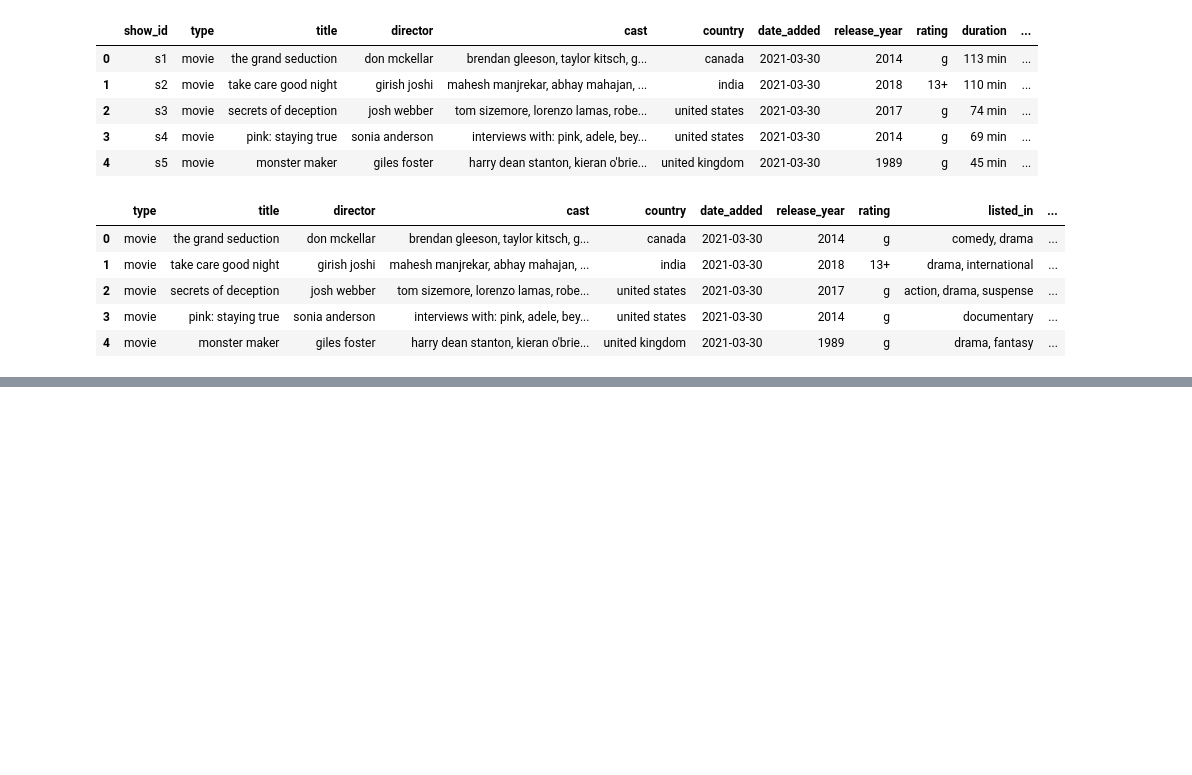
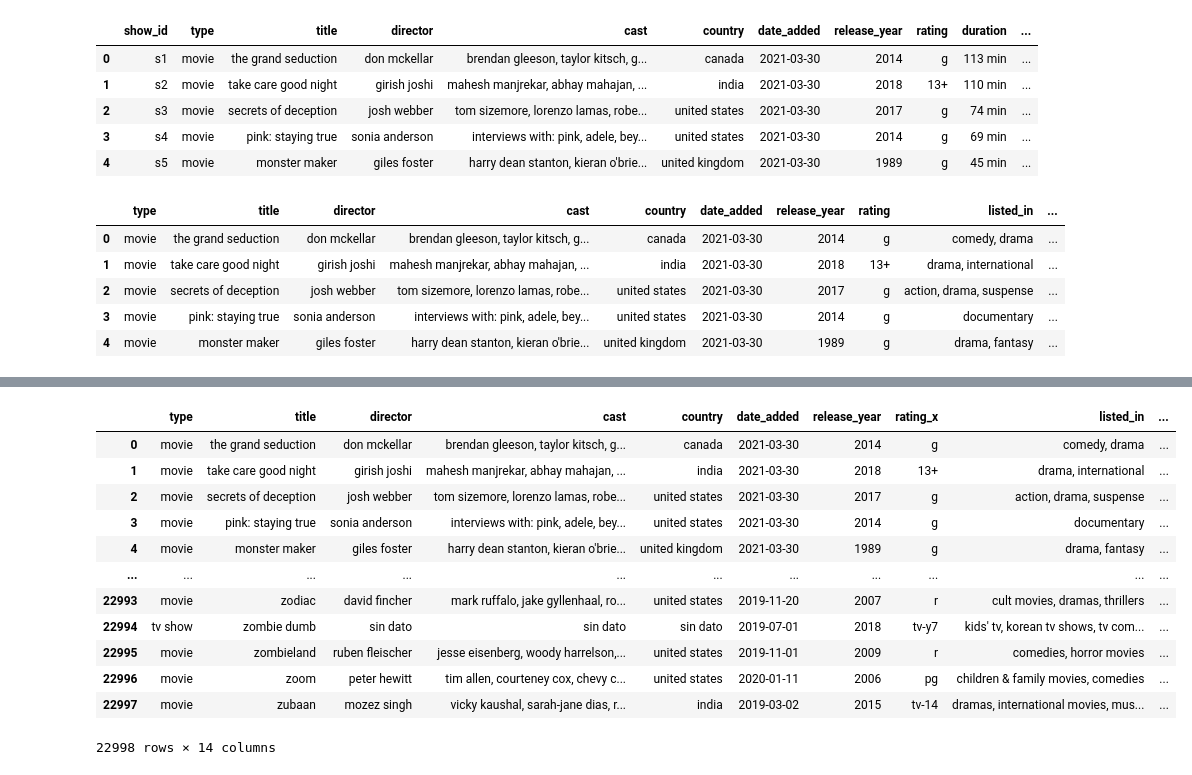
Before and after one commit to Ezemettler/PI1-MLOps, a Jupyter notebook: MLOps.ipynb, the cells around one changed output, grey strips where cells are left out. Saved outputs shown, nothing was run; the diff lists cells and outputs as text; code cells hidden in the pictures; blank space fills up the shorter version.

Commit message:
Datasets limpios y normalizados

```diff
--- a/MLOps.ipynb
+++ b/MLOps.ipynb
@@ -267,0 +252,20 @@ data
+# %%
+# Levantamos cada csv con los rating de las peliculas
+
+rating1 = pd.read_csv('/content/drive/MyDrive/Formación/Henry/PI N°1 - MLOps/ratings/1.csv', sep=',', encoding='latin-1')
+rating2 = pd.read_csv('/content/drive/MyDrive/Formación/Henry/PI N°1 - MLOps/ratings/2.csv', sep=',', encoding='latin-1')
+rating3 = pd.read_csv('/content/drive/MyDrive/Formación/Henry/PI N°1 - MLOps/ratings/3.csv', sep=',', encoding='latin-1')
+rating4 = pd.read_csv('/content/drive/MyDrive/Formación/Henry/PI N°1 - MLOps/ratings/4.csv', sep=',', encoding='latin-1')
+rating5 = pd.read_csv('/content/drive/MyDrive/Formación/Henry/PI N°1 - MLOps/ratings/5.csv', sep=',', encoding='latin-1')
+rating6 = pd.read_csv('/content/drive/MyDrive/Formación/Henry/PI N°1 - MLOps/ratings/6.csv', sep=',', encoding='latin-1')
+rating7 = pd.read_csv('/content/drive/MyDrive/Formación/Henry/PI N°1 - MLOps/ratings/7.csv', sep=',', encoding='latin-1')
+rating8 = pd.read_csv('/content/drive/MyDrive/Formación/Henry/PI N°1 - MLOps/ratings/8.csv', sep=',', encoding='latin-1')
+
+print(rating1.shape)
+print(rating2.shape)
+print(rating3.shape)
+print(rating4.shape)
+print(rating5.shape)
+print(rating6.shape)
+print(rating7.shape)
+print(rating8.shape)
@@ -267,0 +281,5 @@ data
+# %%
+# Unimos los dataset
+
+data_score = pd.concat([rating1, rating2, rating3, rating4, rating5, rating6, rating7, rating8])
+data_score.shape
@@ -267,0 +296,5 @@ data
+# %%
+# Creamos un nuevo dataset para agrupar el rating promedio por pelicula
+
+data_score_prom = data_score.groupby(['movieId']).mean()
+data_score_prom
@@ -267,0 +316,5 @@ data
+# %%
+# Unimos ambos dataset, mientras que el id de cada uno coincida
+
+data_plataformas_prom = pd.merge(left=data_plataformas, right=data_score_prom, how='left', left_on='Id', right_on='movieId')
+data_plataformas_prom.head()
@@ -267,0 +328,20 @@ data
+# %%
+# Eliminamos las columnas que nos sobran (userId y timestamp)
+
+data_plataformas_prom.drop(['userId'], axis=1, inplace=True)
+data_plataformas_prom.drop(['timestamp'], axis=1, inplace=True)
+data_plataformas_prom
+# %% [output]
+|  | type | title | director | cast | country | date_added | release_year | rating_x | listed_in | ... |
+| 0 | movie | the grand seduction | don mckellar | brendan gleeson, taylor kitsch, g... | canada | 2021-03-30 | 2014 | g | comedy, drama | ... |
+| 1 | movie | take care good night | girish joshi | mahesh manjrekar, abhay mahajan, ... | india | 2021-03-30 | 2018 | 13+ | drama, international | ... |
+| 2 | movie | secrets of deception | josh webber | tom sizemore, lorenzo lamas, robe... | united states | 2021-03-30 | 2017 | g | action, drama, suspense | ... |
+| 3 | movie | pink: staying true | sonia anderson | interviews with: pink, adele, bey... | united states | 2021-03-30 | 2014 | g | documentary | ... |
+| 4 | movie | monster maker | giles foster | harry dean stanton, kieran o'brie... | united kingdom | 2021-03-30 | 1989 | g | drama, fantasy | ... |
+| ... | ... | ... | ... | ... | ... | ... | ... | ... | ... | ... |
+| 22993 | movie | zodiac | david fincher | mark ruffalo, jake gyllenhaal, ro... | united states | 2019-11-20 | 2007 | r | cult movies, dramas, thrillers | ... |
+| 22994 | tv show | zombie dumb | sin dato | sin dato | sin dato | 2019-07-01 | 2018 | tv-y7 | kids' tv, korean tv shows, tv com... | ... |
+| 22995 | movie | zombieland | ruben fleischer | jesse eisenberg, woody harrelson,... | united states | 2019-11-01 | 2009 | r | comedies, horror movies | ... |
+| 22996 | movie | zoom | peter hewitt | tim allen, courteney cox, chevy c... | united states | 2020-01-11 | 2006 | pg | children & family movies, comedies | ... |
+| 22997 | movie | zubaan | mozez singh | vicky kaushal, sarah-jane dias, r... | india | 2019-03-02 | 2015 | tv-14 | dramas, international movies, mus... | ... |
+22998 rows × 14 columns
```
Also changed, not shown: parts of 33 cells of this notebook.
